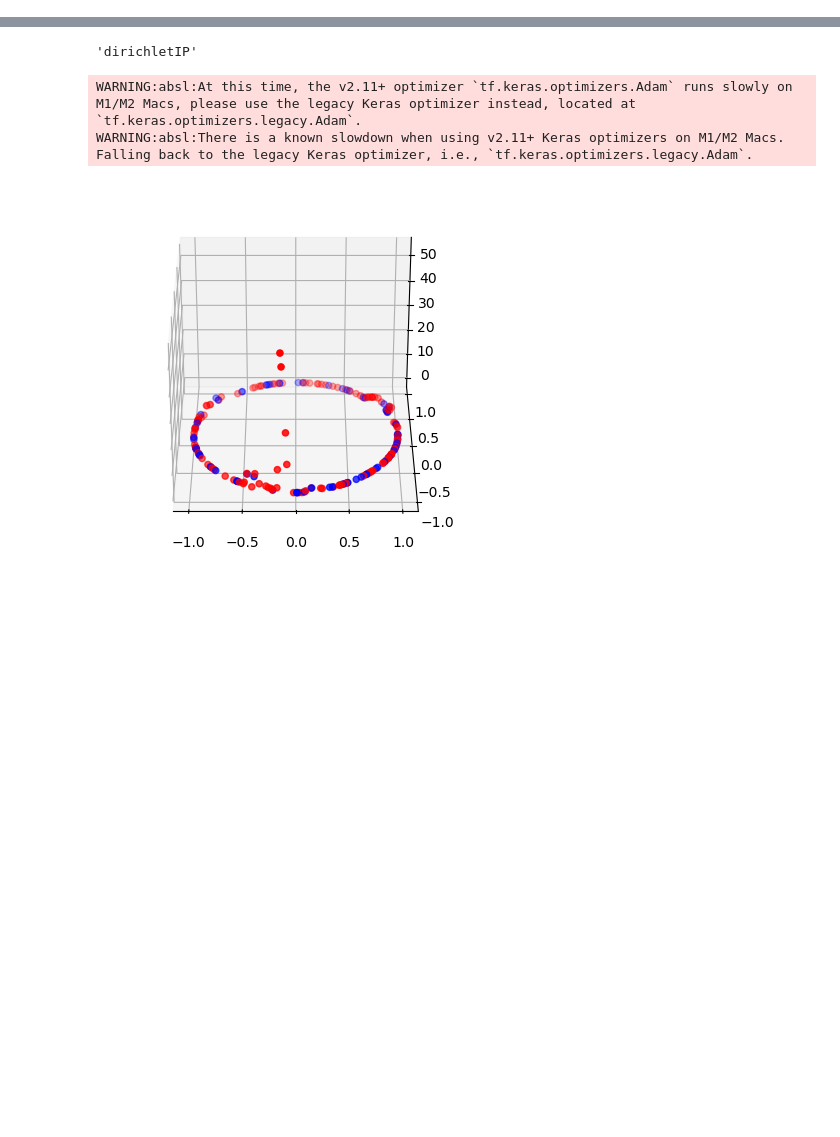
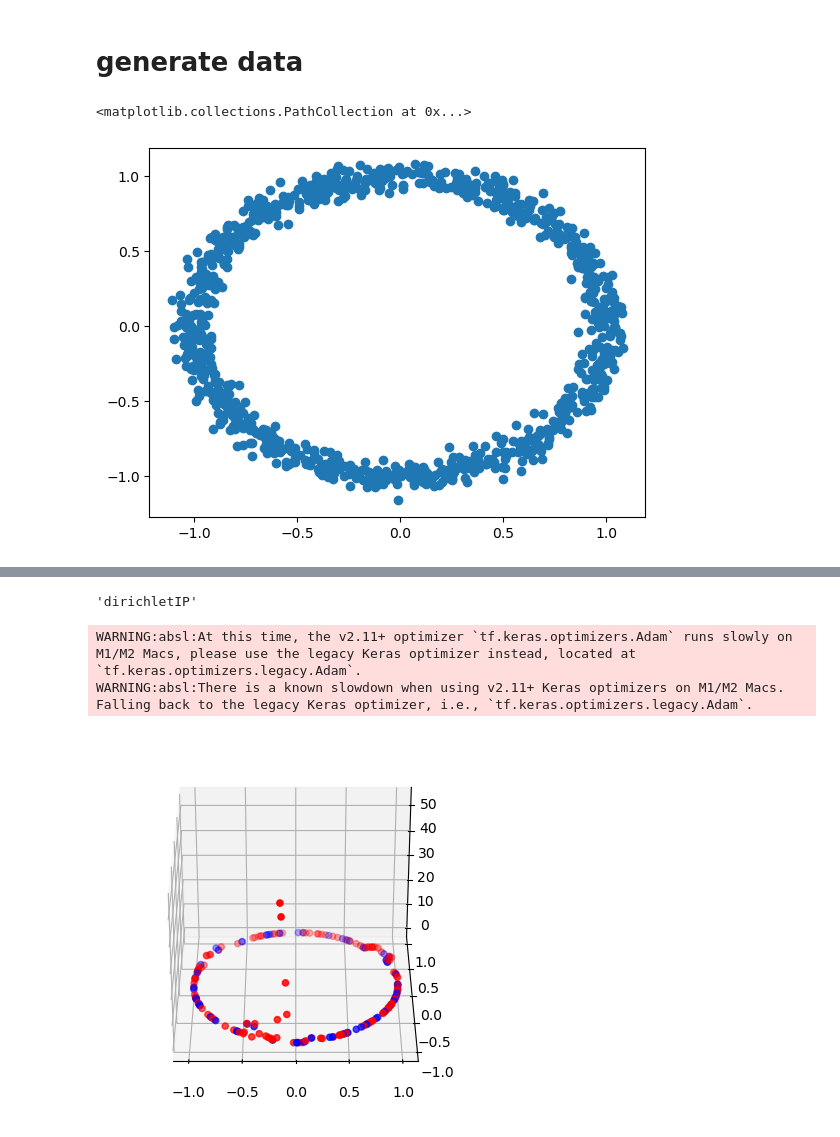
Before and after one commit to ai2es/evidential, a Jupyter notebook: notebooks/dirichletIP test.ipynb, the cells around one changed output, grey strips where cells are left out. Drawn from its saved outputs; the diff is of its cells as text; code cells hidden in the pictures; blank space fills up the shorter version.

```diff
--- a/notebooks/dirichletIP test.ipynb
+++ b/notebooks/dirichletIP test.ipynb
@@ -11,3 +11,16 @@ sys.path.append('../')
 import tensorflow as tf
 from evml.keras.callbacks import get_callbacks, ReportEpoch
 from evml.keras.models import CategoricalDNN
+# %% [markdown]
+# generate data
+# %%
+n = 1000
+noise = np.random.default_rng().normal(loc=0.0, scale=0.05, size=(2,n))
+# %%
+radians = np.random.rand(n) * 2 * np.pi
+(xs, ys) = np.cos(radians), np.sin(radians)
+# %%
+plt.scatter(xs + noise[0],ys + noise[1])
+# %% [output]
+<matplotlib.collections.PathCollection at 0x...>
+[figure, added]
```
Also changed, not shown: parts of 7 cells of this notebook, 6 other files.
